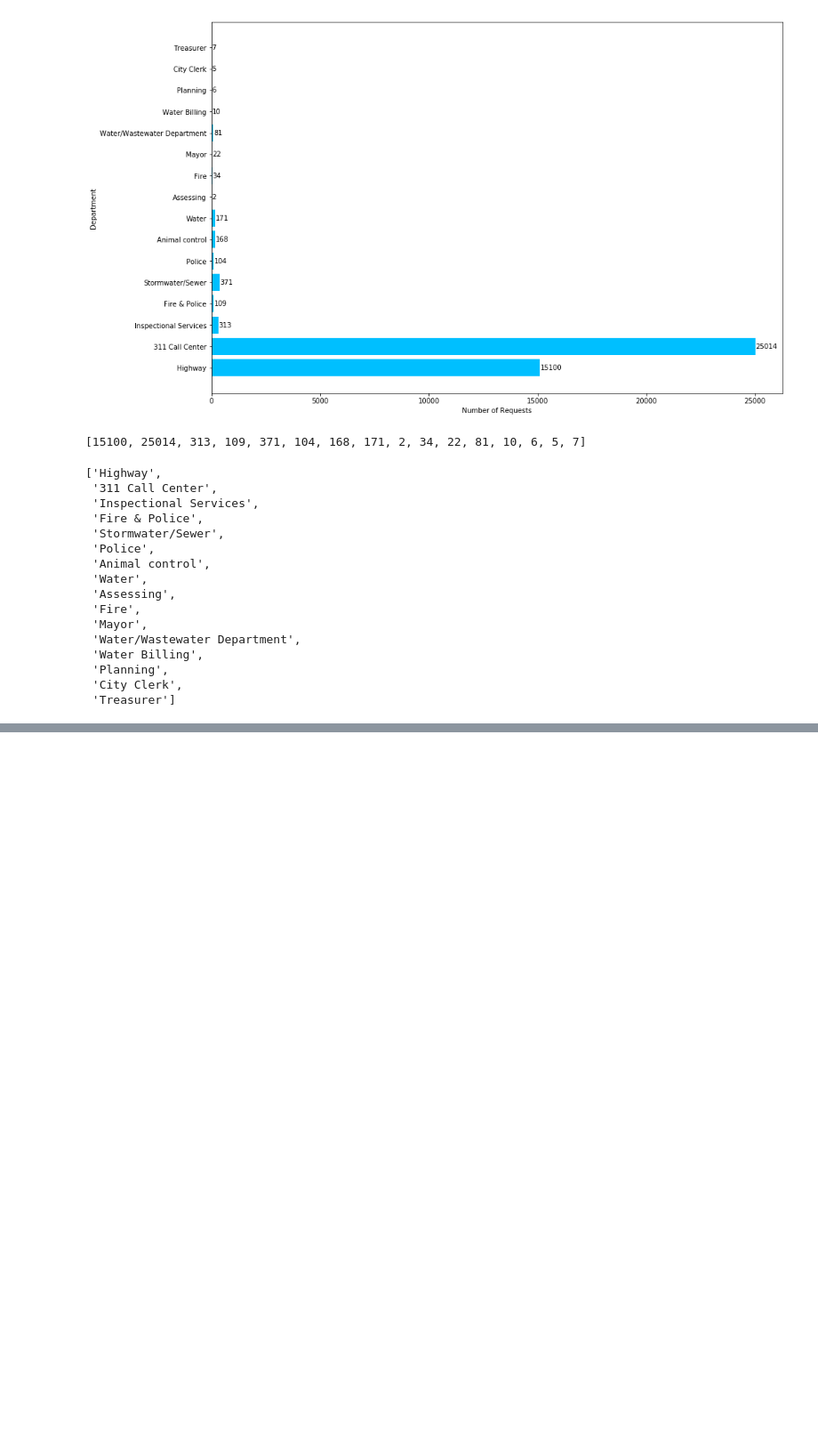
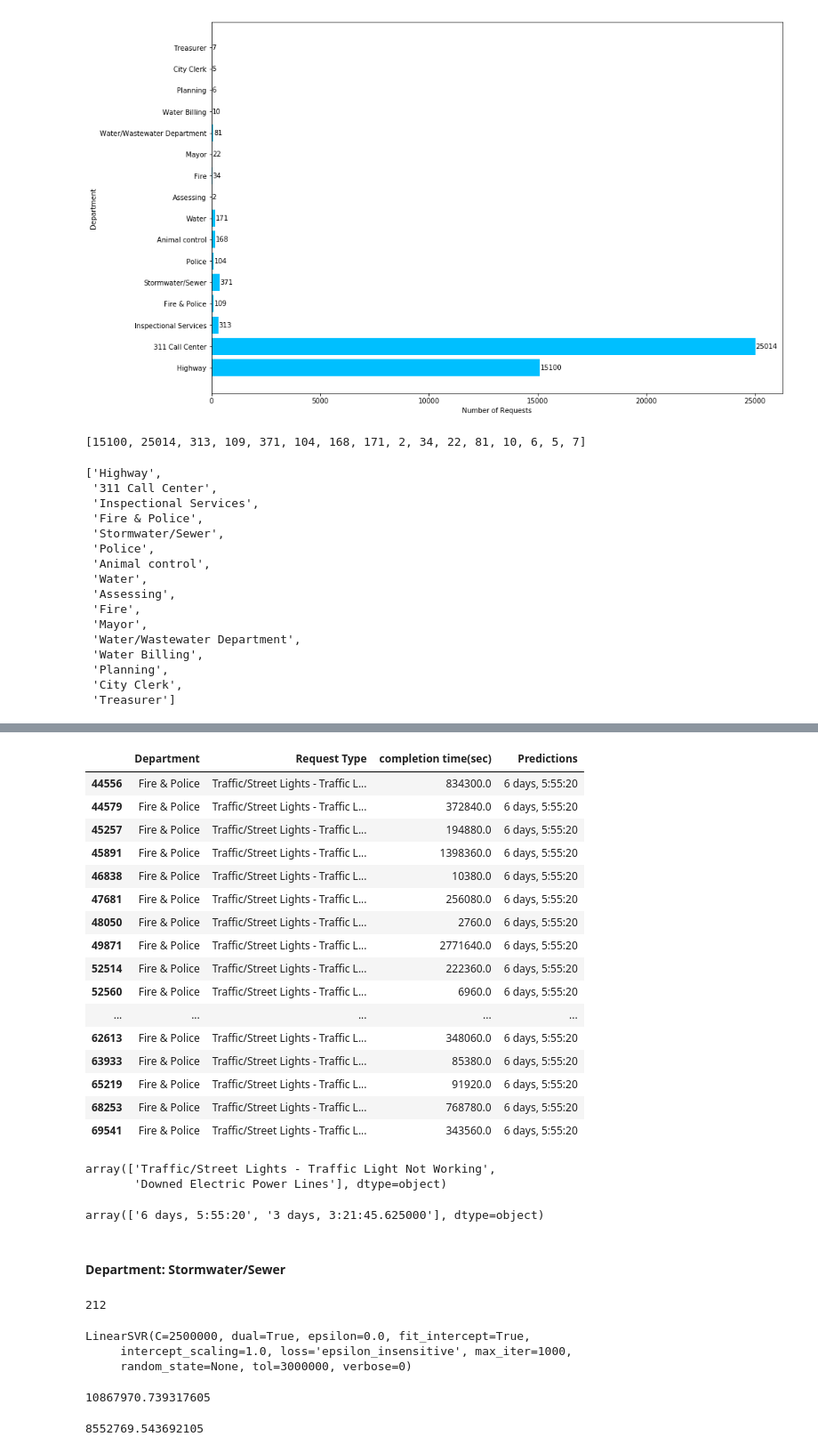
Before and after one commit to Ayush-Shirsat/Haverhill_request, a Jupyter notebook: src/data analysis.ipynb, the cells around one changed output, grey strips where cells are left out. Shown: that part at 89% size. Drawn from its saved outputs; the diff is of its cells as text; code cells hidden in the pictures; blank space fills up the shorter version.

```diff
--- a/src/data analysis.ipynb
+++ b/src/data analysis.ipynb
@@ -336,0 +673,5 @@ for i, dep in enumerate(dept):
+# %%
+X_train, X_test, y_train, y_test = train_test_split(X, y, test_size=0.1, random_state=42)
+# %%
+svm = LinearSVR(C=100000, tol=100000)
+svm.fit(X_train, y_train)
@@ -336,0 +694,6 @@ for i, dep in enumerate(dept):
+# %%
+preds = svm.predict(X)
+# %%
+preds = list(preds)
+for idx, row in tqdm(enumerate(preds), total=len(preds)):
+    preds[idx] = str(timedelta(seconds = preds[idx]))
@@ -336,0 +702,37 @@ for i, dep in enumerate(dept):
+# %%
+dept_fp['Predictions'] = preds
+dept_fp.tail(20)
+# %% [output]
+|  | Department | Request Type | completion time(sec) | Predictions |
+| 44556 | Fire & Police | Traffic/Street Lights - Traffic L... | 834300.0 | 6 days, 5:55:20 |
+| 44579 | Fire & Police | Traffic/Street Lights - Traffic L... | 372840.0 | 6 days, 5:55:20 |
+| 45257 | Fire & Police | Traffic/Street Lights - Traffic L... | 194880.0 | 6 days, 5:55:20 |
+| 45891 | Fire & Police | Traffic/Street Lights - Traffic L... | 1398360.0 | 6 days, 5:55:20 |
+| 46838 | Fire & Police | Traffic/Street Lights - Traffic L... | 10380.0 | 6 days, 5:55:20 |
+| 47681 | Fire & Police | Traffic/Street Lights - Traffic L... | 256080.0 | 6 days, 5:55:20 |
+| 48050 | Fire & Police | Traffic/Street Lights - Traffic L... | 2760.0 | 6 days, 5:55:20 |
+| 49871 | Fire & Police | Traffic/Street Lights - Traffic L... | 2771640.0 | 6 days, 5:55:20 |
+| 52514 | Fire & Police | Traffic/Street Lights - Traffic L... | 222360.0 | 6 days, 5:55:20 |
+| 52560 | Fire & Police | Traffic/Street Lights - Traffic L... | 6960.0 | 6 days, 5:55:20 |
+| ... | ... | ... | ... | ... |
+| 62613 | Fire & Police | Traffic/Street Lights - Traffic L... | 348060.0 | 6 days, 5:55:20 |
+| 63933 | Fire & Police | Traffic/Street Lights - Traffic L... | 85380.0 | 6 days, 5:55:20 |
+| 65219 | Fire & Police | Traffic/Street Lights - Traffic L... | 91920.0 | 6 days, 5:55:20 |
+| 68253 | Fire & Police | Traffic/Street Lights - Traffic L... | 768780.0 | 6 days, 5:55:20 |
+| 69541 | Fire & Police | Traffic/Street Lights - Traffic L... | 343560.0 | 6 days, 5:55:20 |
+# %%
+dept_fp['Request Type'].unique()
+# %% [output]
+array(['Traffic/Street Lights - Traffic Light Not Working',
+       'Downed Electric Power Lines'], dtype=object)
+# %%
+dept_fp['Predictions'].unique()
+# %% [output]
+array(['6 days, 5:55:20', '3 days, 3:21:45.625000'], dtype=object)
+# %% [markdown]
+#### Department: Stormwater/Sewer
+# %%
+dept_ss = dept.loc[dept.Department == 'Stormwater/Sewer']
+len(dept_ss)
+# %% [output]
+212
@@ -336,0 +748,19 @@ for i, dep in enumerate(dept):
+# %%
+svm = LinearSVR(C=2500000, tol=3000000)
+svm.fit(X_train, y_train)
+# %% [output]
+LinearSVR(C=2500000, dual=True, epsilon=0.0, fit_intercept=True,
+     intercept_scaling=1.0, loss='epsilon_insensitive', max_iter=1000,
+     random_state=None, tol=3000000, verbose=0)
+# %%
+preds_train = svm.predict(X_train)
+err_train = rmse(preds_train, y_train)
+print(err_train)
+# %% [output]
+10867970.739317605
+# %%
+preds_test = svm.predict(X_test)
+err_test = rmse(preds_test, y_test)
+print(err_test)
+# %% [output]
+8552769.543692105
```
Also changed, not shown: parts of 129 cells of this notebook.
